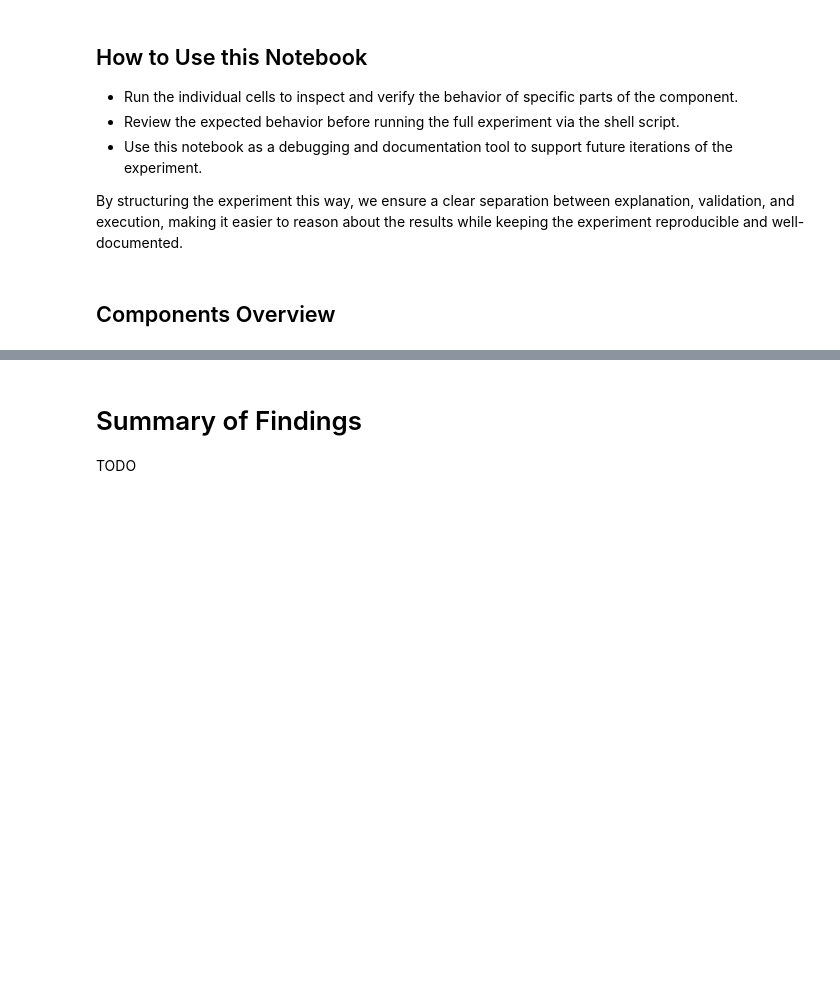
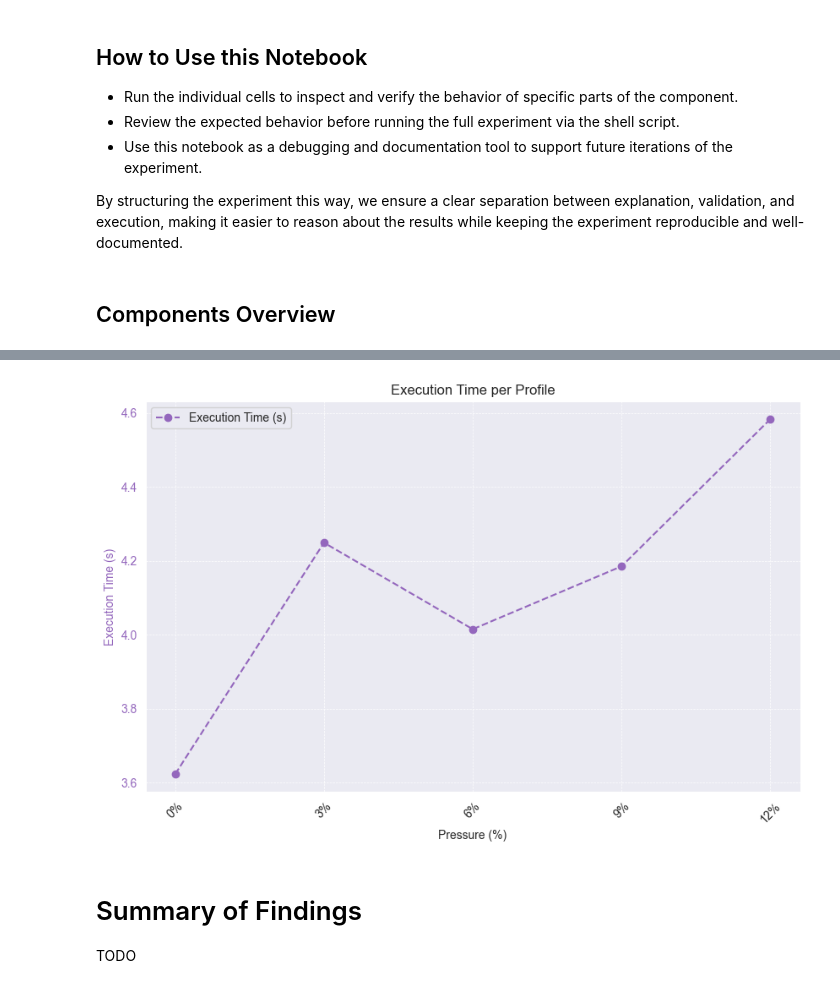
Before and after one commit to discovery-unicamp/memory-aware-chunking, a Jupyter notebook: experiments/01-measuring-memory-consumption-of-python-programs/notebooks/04-memory-pressure.ipynb, the cells around one changed output, grey strips where cells are left out. Saved outputs shown, nothing was run; the diff lists cells and outputs as text; code cells hidden in the pictures; blank space fills up the shorter version.

```diff
--- a/experiments/01-measuring-memory-consumption-of-python-programs/notebooks/04-memory-pressure.ipynb
+++ b/experiments/01-measuring-memory-consumption-of-python-programs/notebooks/04-memory-pressure.ipynb
@@ -21,3 +742,31 @@ By structuring the experiment this way, we ensure a clear separation between exp
+# %%
+execution_times = []
+labels = []
+
+# Extract execution time from profiles
+for pct_pressure, _, _, traceq_profile in profiles:
+    timestamps = [entry["unix_timestamp"] for entry in traceq_profile["data"]]
+execution_time = (max(timestamps) - min(timestamps)) / 1000  # Compute execution time in seconds
+execution_times.append(execution_time)
+labels.append(f"{pct_pressure}%")
+
+# Create figure
+fig, ax = plt.subplots(figsize=(10, 6))
+
+# Plot execution time
+ax.plot(labels, execution_times, "o--", color="tab:purple", label="Execution Time (s)")
+ax.set_xlabel("Pressure (%)")
+ax.set_ylabel("Execution Time (s)", color="tab:purple")
+ax.tick_params(axis="y", labelcolor="tab:purple")
+ax.set_title("Execution Time per Profile")
+ax.legend()
+ax.grid(True, linestyle="--", linewidth=0.5)
+plt.xticks(rotation=45)
+
+# Show the plot
+plt.show()
+# %% [output]
+[figure, added]
 # %% [markdown]
 # Summary of Findings
 
```
Also changed, not shown: parts of 28 cells of this notebook, 10 other files.
